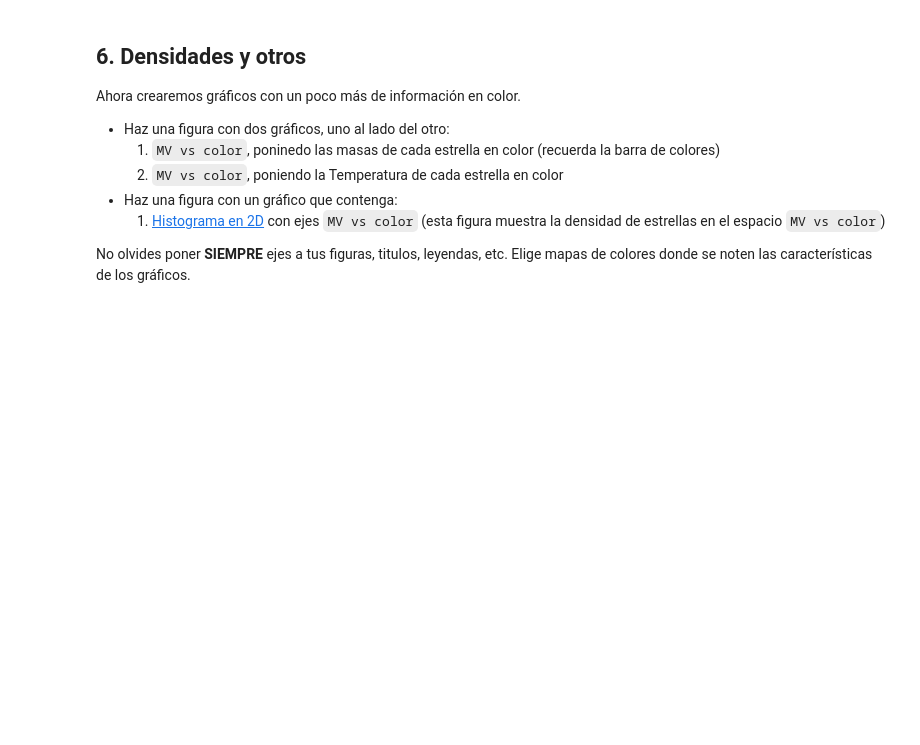
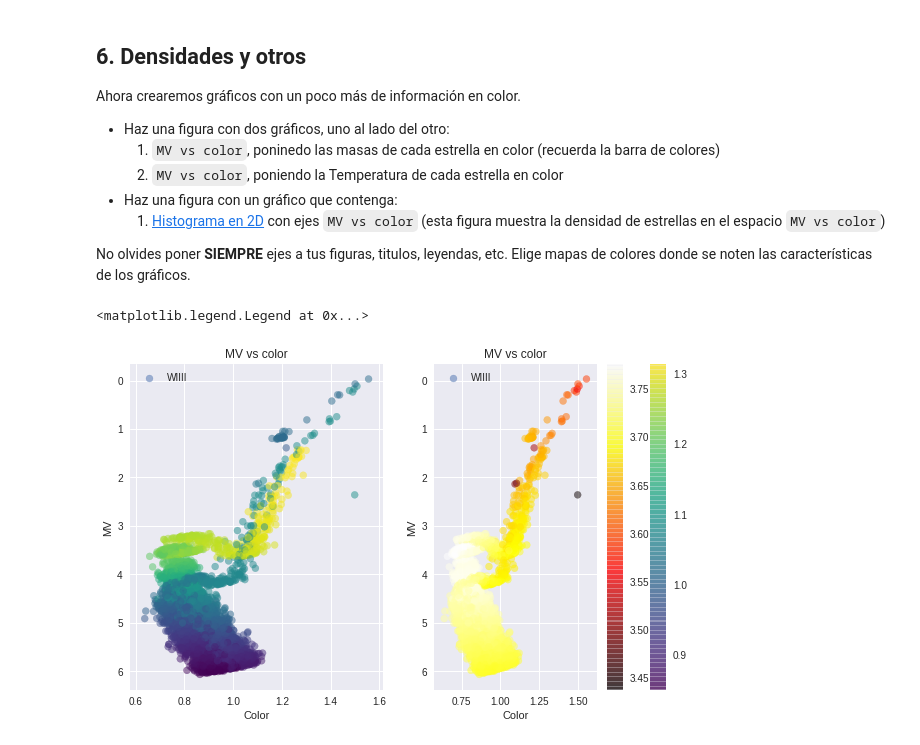
Before and after one commit to DiegoRomanCortes/minitarea2, a Jupyter notebook: minitarea2.ipynb, the cells around one changed output. Drawn from its saved outputs; the diff is of its cells as text; code cells hidden in the pictures; blank space fills up the shorter version.

```diff
--- a/minitarea2.ipynb
+++ b/minitarea2.ipynb
@@ -136,2 +176,26 @@ No olvides poner **SIEMPRE** ejes a tus figuras, titulos, leyendas, etc. Elige m
+# %%
+# plot cmd + masa / cmd + temp
+fig1, ax = plt.subplots(figsize = (10,6), ncols=2)
+
+cb = ax[0].scatter(color, MV, label = 'WIIII', c = masa, alpha = 0.5, cmap='viridis') #cmap es un mapa de colores. ej: cmat='viridis'
+
+fig1.colorbar(cb) #barra de colores que aparece con numeritos
+ax[0].invert_yaxis()
+ax[0].set_ylabel('MV')
+ax[0].set_xlabel('Color')
+ax[0].set_title('MV vs color')
+ax[0].legend()
+
+cb = ax[1].scatter(color, MV, label = 'WIIII', c = temperatura, alpha = 0.5, cmap='hot') #cmap es un mapa de colores. ej: cmat='viridis'
+
+fig1.colorbar(cb) #barra de colores que aparece con numeritos
+ax[1].invert_yaxis()
+ax[1].set_ylabel('MV')
+ax[1].set_xlabel('Color')
+ax[1].set_title('MV vs color')
+ax[1].legend()
+# %% [output]
+<matplotlib.legend.Legend at 0x...>
+[figure, added]
 # %%
 # plot cmd hist2D
```
Also changed, not shown: parts of 9 cells of this notebook.
